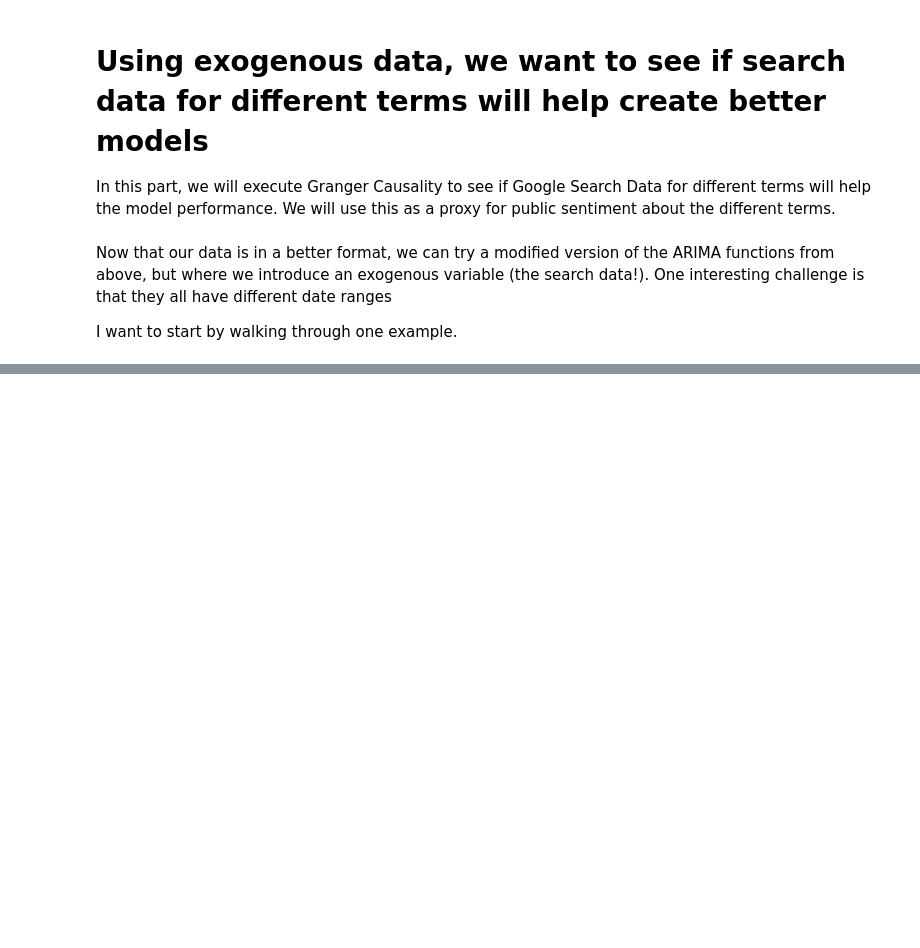
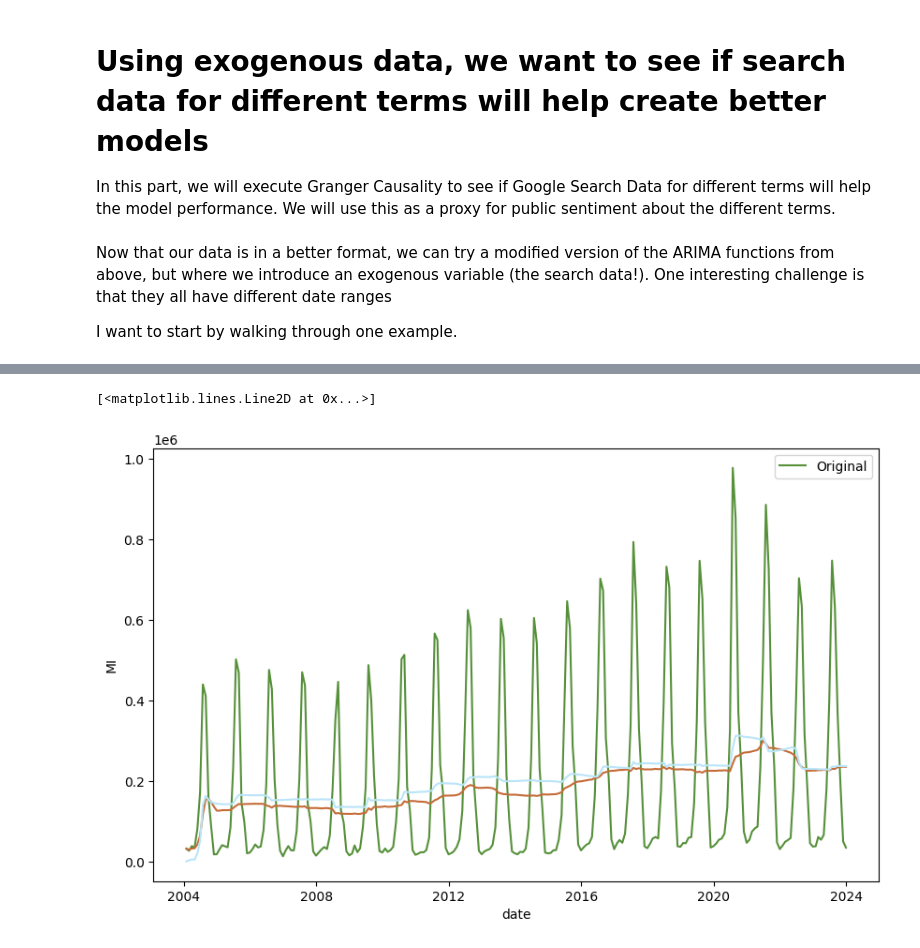
Before and after one commit to scmcqueen/NationalParksDataMining, a Jupyter notebook: covid_2008.ipynb, the cells around one changed output, grey strips where cells are left out. Drawn from its saved outputs; the diff is of its cells as text; code cells hidden in the pictures; blank space fills up the shorter version.

```diff
--- a/covid_2008.ipynb
+++ b/covid_2008.ipynb
@@ -537,0 +532,4 @@ sns.lineplot(x=test['date'],y=preds.values,color=palette[1],label='Precicted Val
+# %%
+mi_grainger = data_filtered[['MI','date']].merge(np_search[['date','np']],on='date')
+
+gran=grangercausalitytests(mi_grainger[['MI','np']],15)
@@ -537,0 +554,27 @@ sns.lineplot(x=test['date'],y=preds.values,color=palette[1],label='Precicted Val
+# %%
+# calculate the weighted moving average
+def calc_wma(ser, wd_size, weights=1):
+    if isinstance(weights, int):
+        weights = np.full(wd_size, weights, dtype=float)
+
+    wma = []
+    for i in range(len(ser)):
+        low, high = max(0, i - wd_size + 1), i + 1
+        wma.append(np.average(ser.iloc[low: high], weights=weights[-(high - low):]))
+    return np.array(wma)
+# %%
+# before I can do Granger Causality, the time series must be stationaru
+wd_size = 12 # our window size, k
+first_mmt = calc_wma(mi_grainger['MI'], wd_size) # first momentum
+second_mmt = calc_wma(mi_grainger['MI'] ** 2, wd_size) # second momentum
+
+rolling_mean = first_mmt
+rolling_std = np.sqrt(second_mmt - first_mmt ** 2)
+
+fig, ax = plt.subplots(figsize=(10, 6))
+sns.lineplot(y=mi_grainger['MI'],x=mi_grainger['date'], label="Original")
+ax.plot(pd.Series(rolling_mean, index=mi_grainger['date']), label="Rolling Mean")
+ax.plot(pd.Series(rolling_std, index=mi_grainger['date']), label="Rolling Std")
+# %% [output]
+[<matplotlib.lines.Line2D at 0x...>]
+[figure, added]
```
Also changed, not shown: parts of 4 cells of this notebook.
